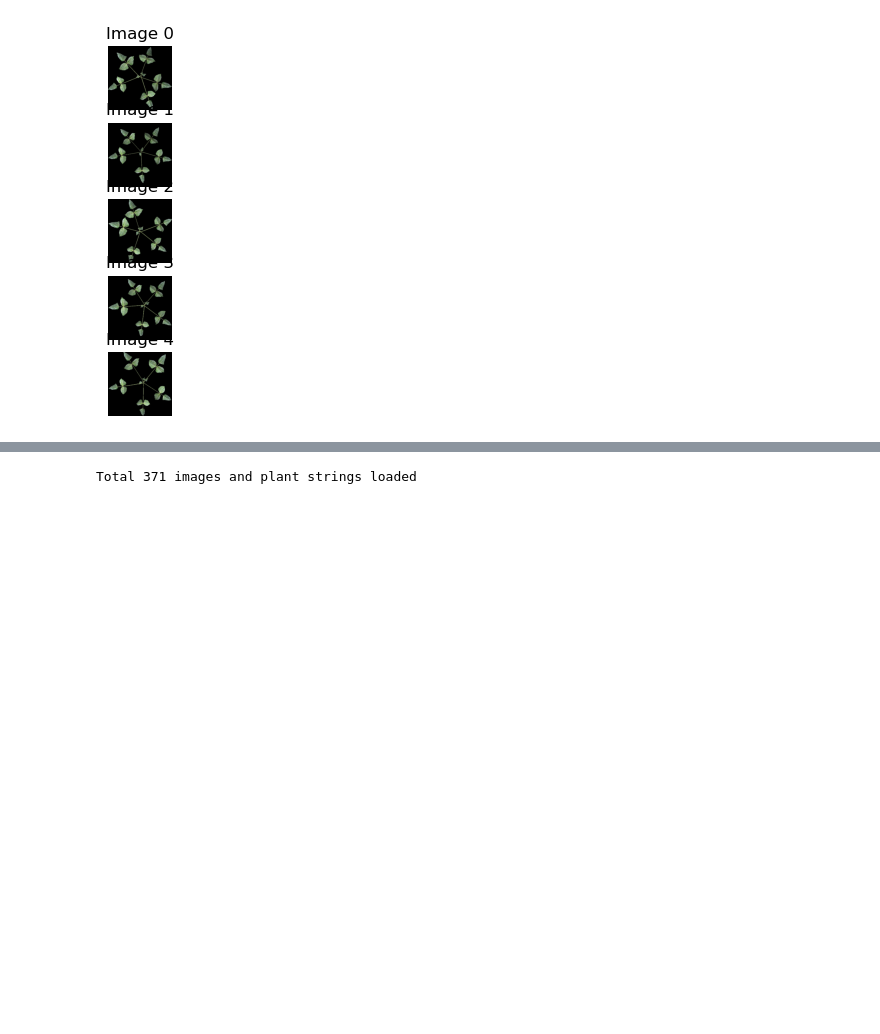
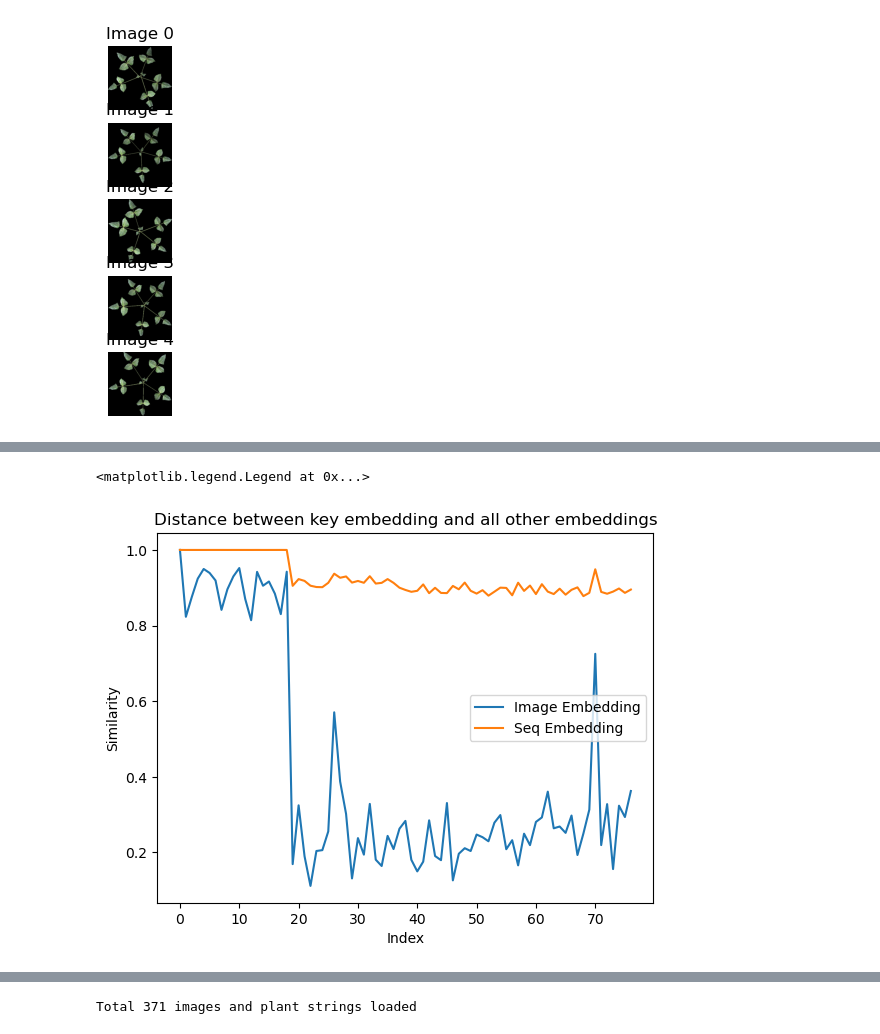
Before and after one commit to GEMINI-Breeding/Image2PlantArchitecture, a Jupyter notebook: src/evaluate.ipynb, the cells around one changed output, grey strips where cells are left out. Cells and saved outputs as stored; diff of their text form; code cells hidden in the pictures; blank space fills up the shorter version.

```diff
--- a/src/evaluate.ipynb
+++ b/src/evaluate.ipynb
@@ -130,0 +338,37 @@ MainModule(
+# %%
+key_embedding = img_emb_total[0]
+
+# Calculate the Cosine similarity between the key embedding and all other embeddings
+distances = []
+for emb in img_emb_total:
+    dist = torch.nn.functional.cosine_similarity(key_embedding, emb, dim=0)
+    distances.append(dist)
+distances = torch.tensor(distances)
+# Plot the distances
+
+plt.plot(distances.cpu())
+plt.xlabel("Index")
+plt.ylabel("Similarity")
+plt.title("Distance between key embedding and all other embeddings")
+
+# Repeat for the sequence embeddings
+key_embedding = seq_emb_total[0]
+
+# Calculate the distance between the key embedding and all other embeddings
+distances = []
+for emb in seq_emb_total:
+    dist = torch.nn.functional.cosine_similarity(key_embedding, emb, dim=0)
+    distances.append(dist)
+distances = torch.tensor(distances)
+# Plot the distances
+
+plt.plot(distances.cpu())
+plt.xlabel("Index")
+plt.ylabel("Similarity")
+plt.title("Distance between key embedding and all other embeddings")
+
+# Add legend
+plt.legend(["Image Embedding", "Seq Embedding"])
+# %% [output]
+<matplotlib.legend.Legend at 0x...>
+[figure, added]
```
Also changed, not shown: parts of 9 cells of this notebook, 5 other files.
